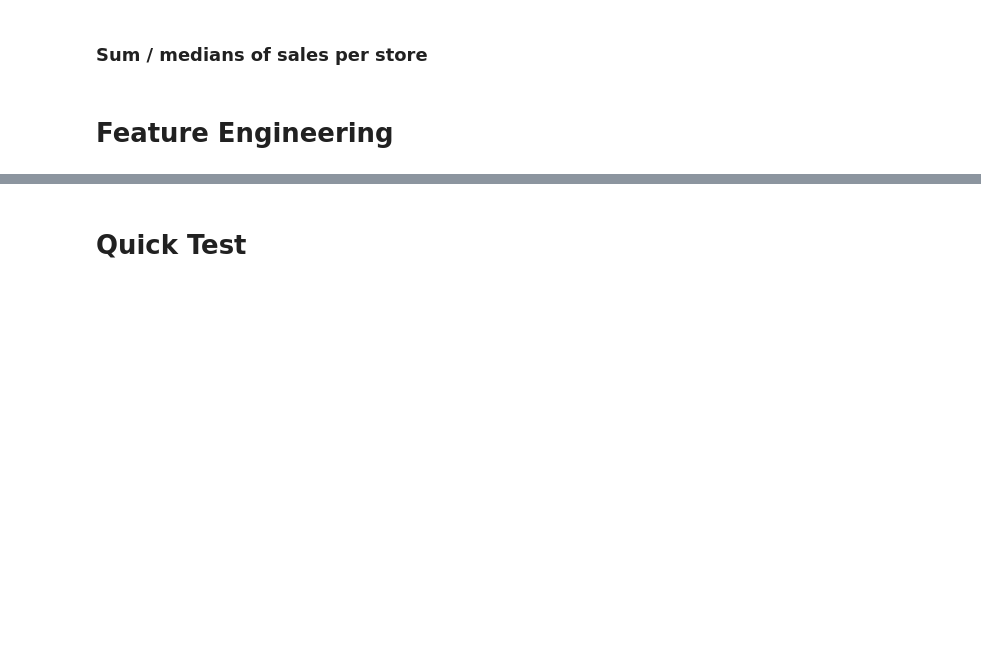
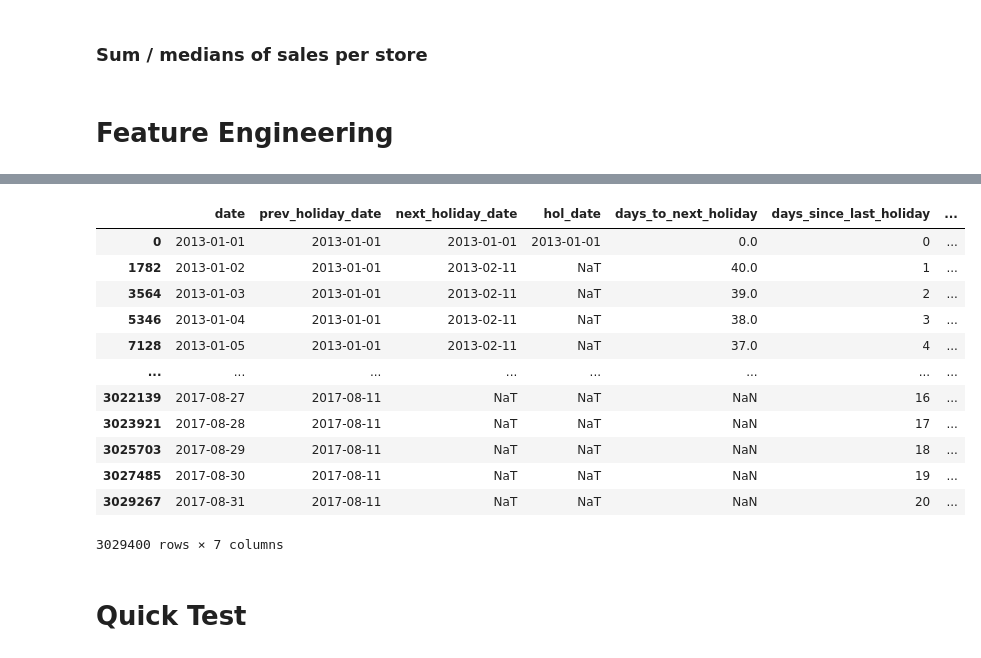
Before and after one commit to gavrilovAlikhan/ML-Practice, a Jupyter notebook: Store Sales/store_sales.ipynb, the cells around one changed output, grey strips where cells are left out. Cells and saved outputs as stored; diff of their text form; code cells hidden in the pictures; blank space fills up the shorter version.

Commit message:
added holiday days features

```diff
--- a/Store Sales/store_sales.ipynb
+++ b/Store Sales/store_sales.ipynb
@@ -518,6 +554,15 @@ def feature_engineering(fdf: pd.DataFrame) -> pd.DataFrame:
     mask = (df['is_regional'] == 1) | (df['is_local'] == 1) | (df['is_national'] == 1)
     df['is_holiday'] = mask.astype(int)
 
+    df['hol_date'] = df.loc[df['is_holiday'] == 1]['date']
+    df['next_holiday_date']  = df['hol_date'].bfill()
+    df['prev_holiday_date']  = df['hol_date'].ffill()
+
+    df['days_to_next_holiday'] = (df['next_holiday_date'] - df['date']).dt.days
+    df['days_since_last_holiday'] = (df['date'] - df['prev_holiday_date']).dt.days
+
+    df = df.drop(columns=['next_holiday_date', 'prev_holiday_date', 'hol_date'])
+
     #! TODO: days before / after holiday
     #! TODO: days after event
     #! TODO: store sales to transactions ratio --- DROP ACTUAL VALUES USE ONLY LAG
@@ -547,5 +600,28 @@ df.head()
 # %%
 temp_df = df.copy()
+# %%
+temp_df['hol_date'] = temp_df.loc[df['is_holiday'] == 1]['date']
+temp_df['next_holiday_date']  = temp_df['hol_date'].bfill()
+temp_df['prev_holiday_date']  = temp_df['hol_date'].ffill()
+
+temp_df['days_to_next_holiday'] = (temp_df['next_holiday_date'] - temp_df['date']).dt.days
+temp_df['days_since_last_holiday'] = (temp_df['date'] - temp_df['prev_holiday_date']).dt.days
+
+temp_df[['date', 'prev_holiday_date','next_holiday_date','hol_date','days_to_next_holiday','days_since_last_holiday', 'is_holiday']]
+# %% [output]
+|  | date | prev_holiday_date | next_holiday_date | hol_date | days_to_next_holiday | days_since_last_holiday | ... |
+| 0 | 2013-01-01 | 2013-01-01 | 2013-01-01 | 2013-01-01 | 0.0 | 0 | ... |
+| 1782 | 2013-01-02 | 2013-01-01 | 2013-02-11 | NaT | 40.0 | 1 | ... |
+| 3564 | 2013-01-03 | 2013-01-01 | 2013-02-11 | NaT | 39.0 | 2 | ... |
+| 5346 | 2013-01-04 | 2013-01-01 | 2013-02-11 | NaT | 38.0 | 3 | ... |
+| 7128 | 2013-01-05 | 2013-01-01 | 2013-02-11 | NaT | 37.0 | 4 | ... |
+| ... | ... | ... | ... | ... | ... | ... | ... |
+| 3022139 | 2017-08-27 | 2017-08-11 | NaT | NaT | NaN | 16 | ... |
+| 3023921 | 2017-08-28 | 2017-08-11 | NaT | NaT | NaN | 17 | ... |
+| 3025703 | 2017-08-29 | 2017-08-11 | NaT | NaT | NaN | 18 | ... |
+| 3027485 | 2017-08-30 | 2017-08-11 | NaT | NaT | NaN | 19 | ... |
+| 3029267 | 2017-08-31 | 2017-08-11 | NaT | NaT | NaN | 20 | ... |
+3029400 rows × 7 columns
 # %%
 test = temp_df.copy()
 test = test.sort_values(by=['store_nbr', 'family', 'date'])
```
Also changed, not shown: parts of 7 cells of this notebook.
